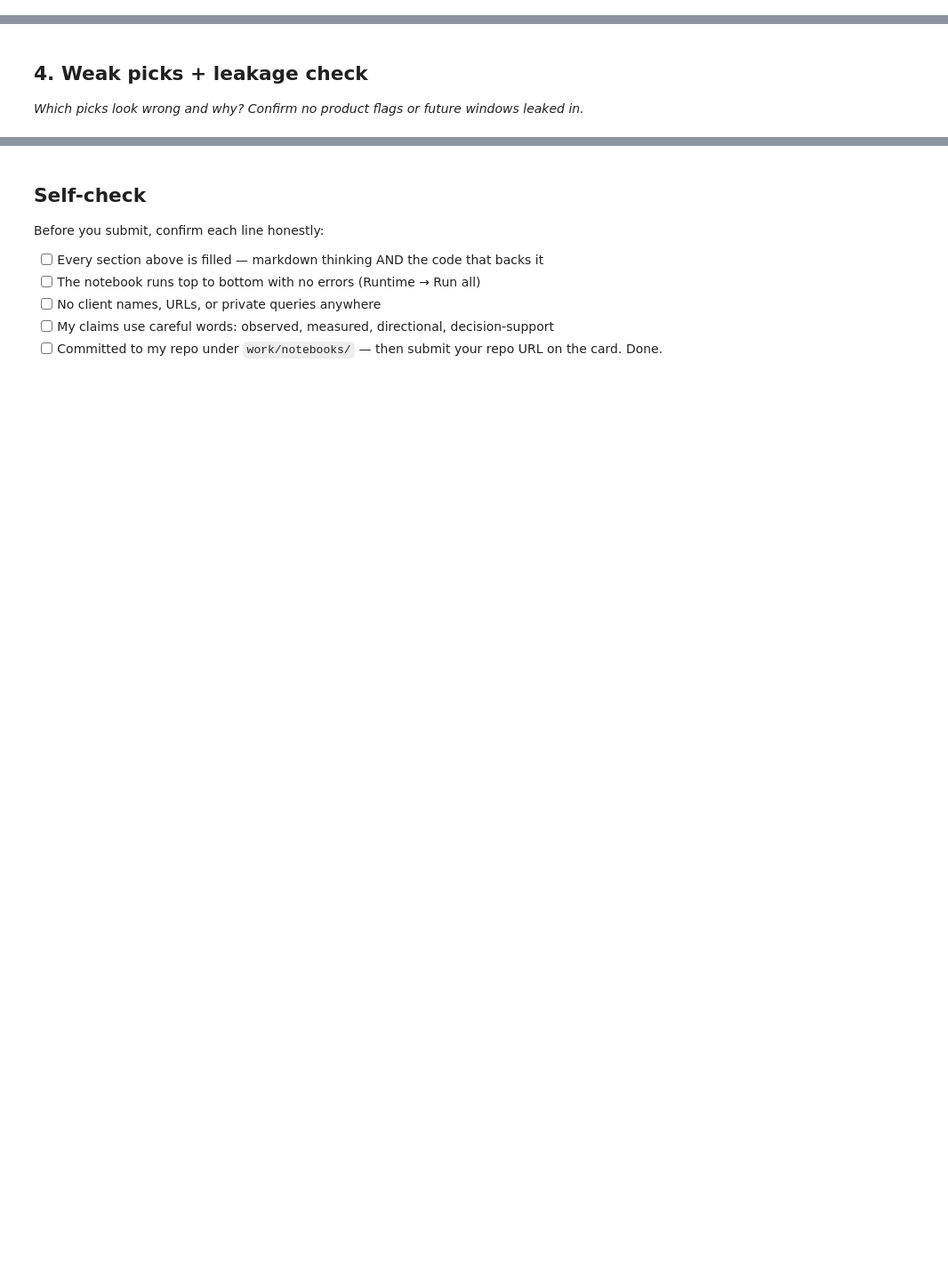
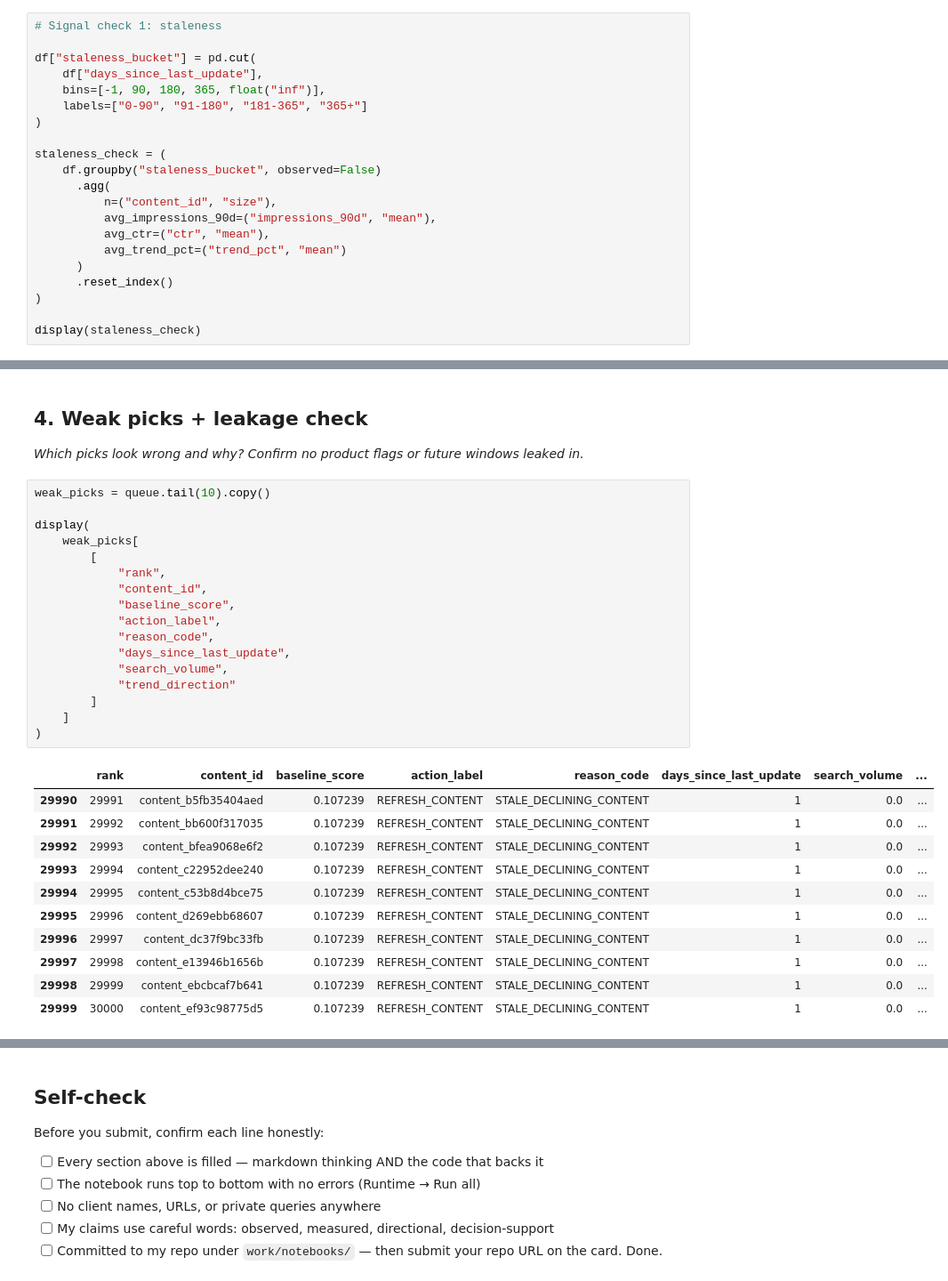
Before and after one commit to ihaseeb0081/flyrank-ml-internship-haseeb, a Jupyter notebook: work/notebooks/w04_baseline_score.ipynb, the cells around one changed output, grey strips where cells are left out. Shown at 89% size. Cells and saved outputs as stored; diff of their text form; blank space fills up the shorter version.

```diff
--- a/work/notebooks/w04_baseline_score.ipynb
+++ b/work/notebooks/w04_baseline_score.ipynb
@@ -12,0 +264,21 @@ This skeleton is yours to fill. Work the sections **in order** — each one has
+# %%
+# Signal check 1: staleness
+
+df["staleness_bucket"] = pd.cut(
+    df["days_since_last_update"],
+    bins=[-1, 90, 180, 365, float("inf")],
+    labels=["0-90", "91-180", "181-365", "365+"]
+)
+
+staleness_check = (
+    df.groupby("staleness_bucket", observed=False)
+      .agg(
+          n=("content_id", "size"),
+          avg_impressions_90d=("impressions_90d", "mean"),
+          avg_ctr=("ctr", "mean"),
+          avg_trend_pct=("trend_pct", "mean")
+      )
+      .reset_index()
+)
+
+display(staleness_check)
@@ -22,3 +653,32 @@ This skeleton is yours to fill. Work the sections **in order** — each one has
 ## 4. Weak picks + leakage check
 
 *Which picks look wrong and why? Confirm no product flags or future windows leaked in.*
+# %%
+weak_picks = queue.tail(10).copy()
+
+display(
+    weak_picks[
+        [
+            "rank",
+            "content_id",
+            "baseline_score",
+            "action_label",
+            "reason_code",
+            "days_since_last_update",
+            "search_volume",
+            "trend_direction"
+        ]
+    ]
+)
+# %% [output]
+|  | rank | content_id | baseline_score | action_label | reason_code | days_since_last_update | search_volume | ... |
+| 29990 | 29991 | content_b5fb35404aed | 0.107239 | REFRESH_CONTENT | STALE_DECLINING_CONTENT | 1 | 0.0 | ... |
+| 29991 | 29992 | content_bb600f317035 | 0.107239 | REFRESH_CONTENT | STALE_DECLINING_CONTENT | 1 | 0.0 | ... |
+| 29992 | 29993 | content_bfea9068e6f2 | 0.107239 | REFRESH_CONTENT | STALE_DECLINING_CONTENT | 1 | 0.0 | ... |
+| 29993 | 29994 | content_c22952dee240 | 0.107239 | REFRESH_CONTENT | STALE_DECLINING_CONTENT | 1 | 0.0 | ... |
+| 29994 | 29995 | content_c53b8d4bce75 | 0.107239 | REFRESH_CONTENT | STALE_DECLINING_CONTENT | 1 | 0.0 | ... |
+| 29995 | 29996 | content_d269ebb68607 | 0.107239 | REFRESH_CONTENT | STALE_DECLINING_CONTENT | 1 | 0.0 | ... |
+| 29996 | 29997 | content_dc37f9bc33fb | 0.107239 | REFRESH_CONTENT | STALE_DECLINING_CONTENT | 1 | 0.0 | ... |
+| 29997 | 29998 | content_e13946b1656b | 0.107239 | REFRESH_CONTENT | STALE_DECLINING_CONTENT | 1 | 0.0 | ... |
+| 29998 | 29999 | content_ebcbcaf7b641 | 0.107239 | REFRESH_CONTENT | STALE_DECLINING_CONTENT | 1 | 0.0 | ... |
+| 29999 | 30000 | content_ef93c98775d5 | 0.107239 | REFRESH_CONTENT | STALE_DECLINING_CONTENT | 1 | 0.0 | ... |
```
Also changed, not shown: parts of 32 cells of this notebook.
